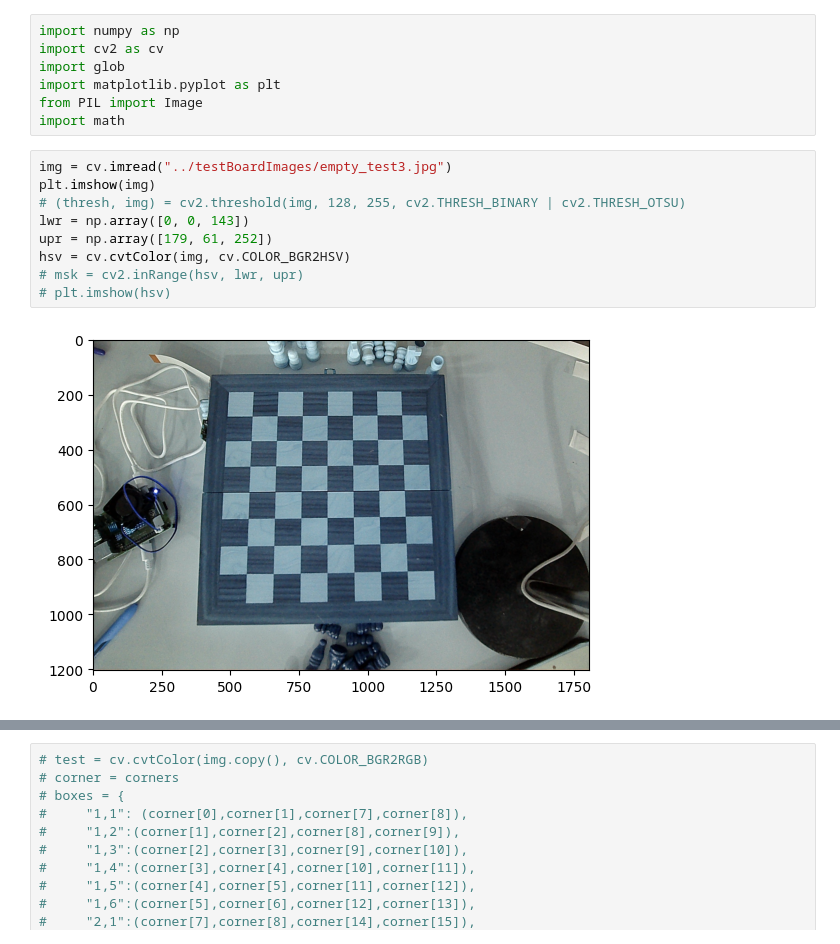
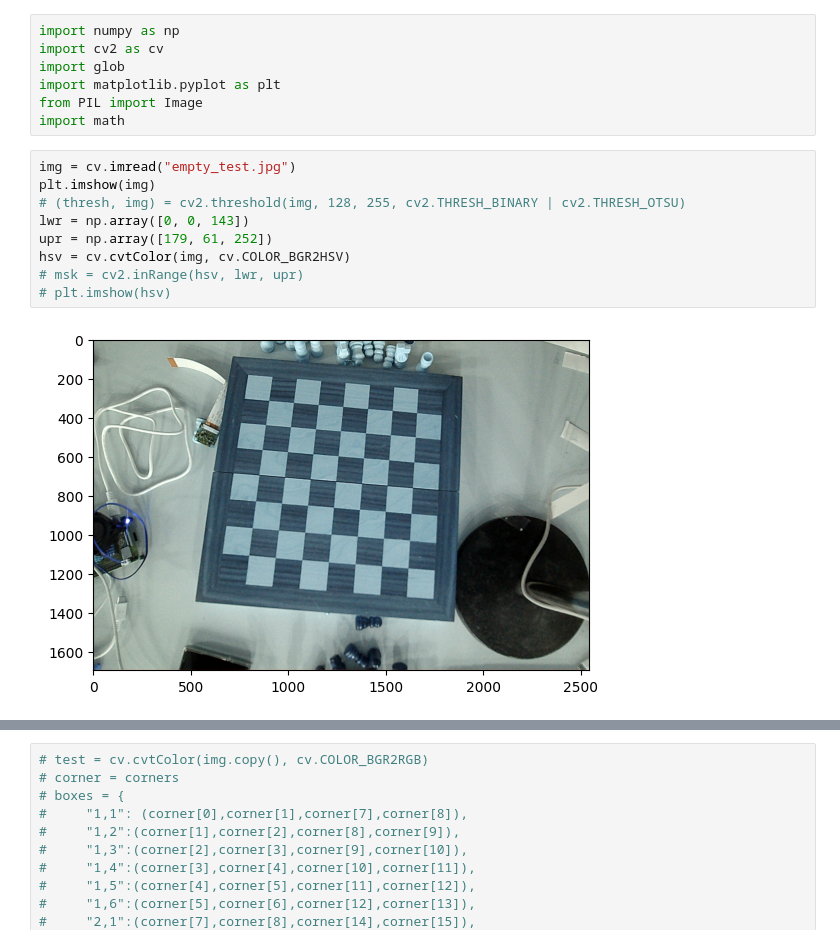
Before and after one commit to ArnavVarshney/chess-bot, a Jupyter notebook: tileScan.ipynb, the cells around one changed output, grey strips where cells are left out. Drawn from its saved outputs; the diff is of its cells as text.

```diff
--- a/tileScan.ipynb
+++ b/tileScan.ipynb
@@ -6,14 +6,14 @@ import matplotlib.pyplot as plt
 from PIL import Image
 import math
 # %%
-img = cv.imread("../testBoardImages/empty_test3.jpg")
+img = cv.imread("empty_test.jpg")
 plt.imshow(img)
 # (thresh, img) = cv2.threshold(img, 128, 255, cv2.THRESH_BINARY | cv2.THRESH_OTSU)
 lwr = np.array([0, 0, 143])
 upr = np.array([179, 61, 252])
 hsv = cv.cvtColor(img, cv.COLOR_BGR2HSV)
 # msk = cv2.inRange(hsv, lwr, upr)
 # plt.imshow(hsv)
 # %% [output]
-[figure, old version]
+[figure, new version]
 # %%
```
Also changed, not shown: parts of 9 cells of this notebook, 5 other files.
